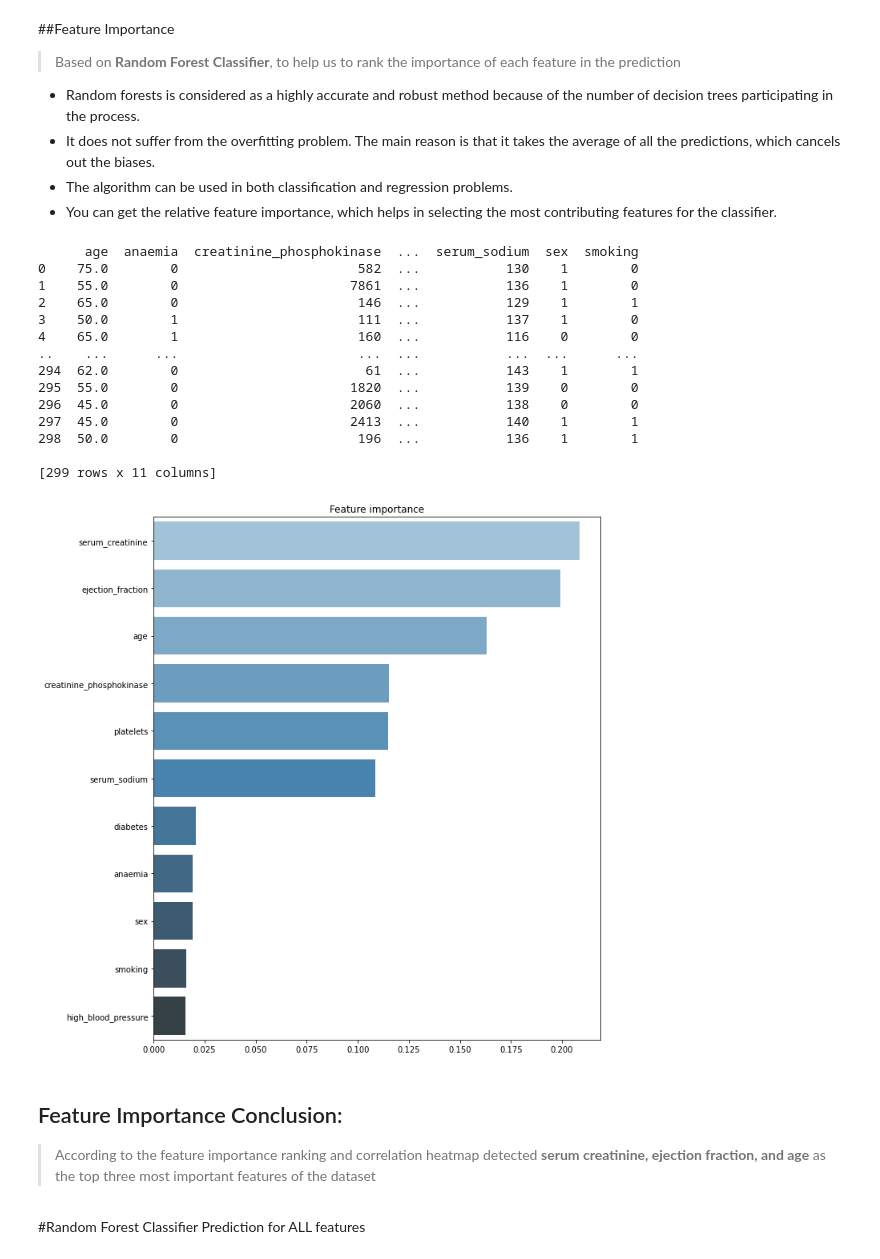
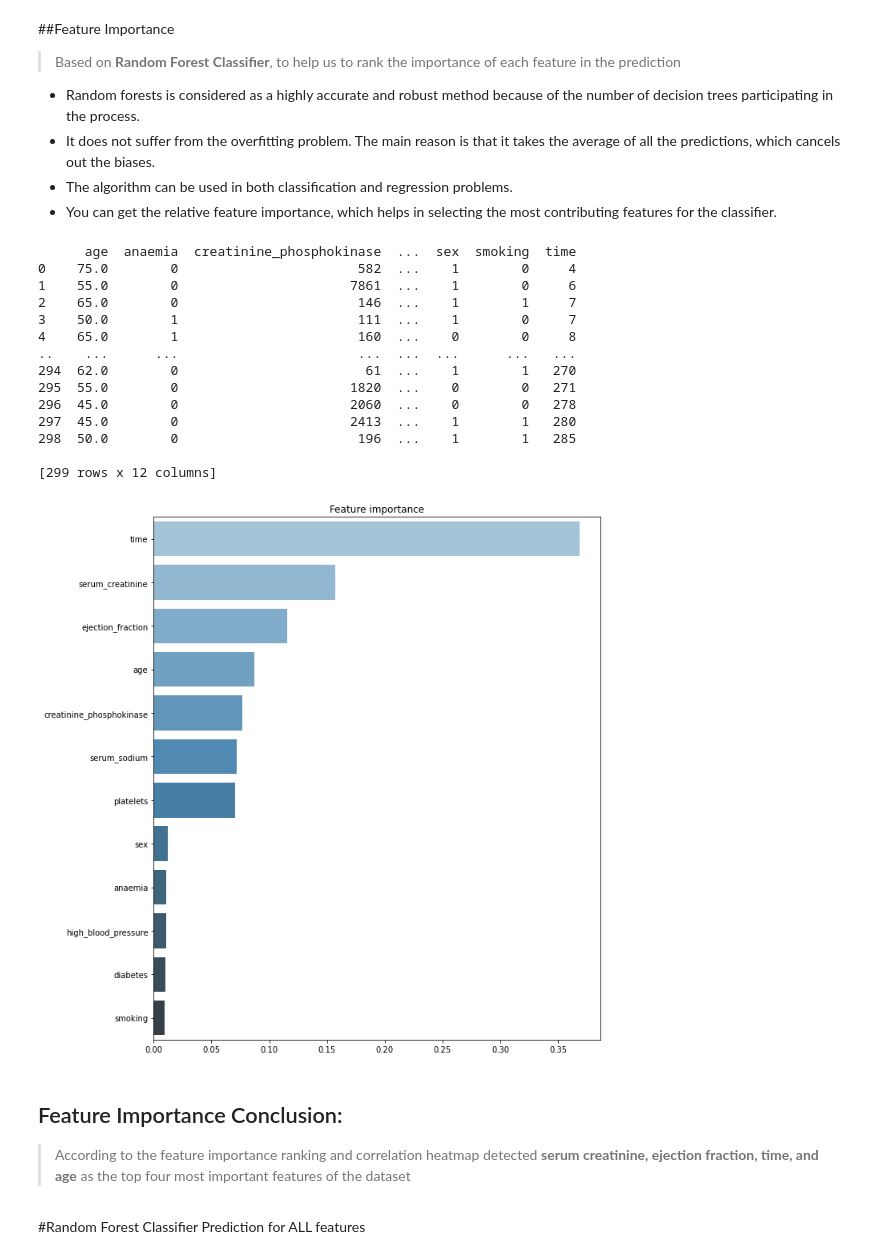
Before and after one commit to AntonioMoralCevallos/Predicting_Fatal_Heart_Failure-Project, a Jupyter notebook: Final_Deliverable_7b.ipynb, the cells around one changed output. Drawn from its saved outputs; the diff is of its cells as text; code cells hidden in the pictures.

```diff
--- a/Final_Deliverable_7b.ipynb
+++ b/Final_Deliverable_7b.ipynb
@@ -537,36 +456,36 @@ from sklearn.model_selection import train_test_split
 # %%
 params = {'random_state': 775, 'n_jobs': 4, 'n_estimators': 100, 'max_depth': 8}
 
-x = clinical.drop(['DEATH_EVENT','time'],axis=1)
+x = clinical.drop(['DEATH_EVENT'],axis=1)
 y = clinical['DEATH_EVENT']
 # Fit Random Forest Classifier
 clf = RandomForestClassifier(**params)
 clf = clf.fit(x, y)
 # Plot features importances
 imp = pd.Series(data=clf.feature_importances_, index=x.columns).sort_values(ascending=False)
 plt.figure(figsize=(10,12))
 plt.title("Feature importance")
 ax = sns.barplot(y=imp.index, x=imp.values, palette="Blues_d", orient='h')
 print(x)
 # %% [output]
-      age  anaemia  creatinine_phosphokinase  ...  serum_sodium  sex  smoking
-0    75.0        0                       582  ...           130    1        0
-1    55.0        0                      7861  ...           136    1        0
-2    65.0        0                       146  ...           129    1        1
-3    50.0        1                       111  ...           137    1        0
-4    65.0        1                       160  ...           116    0        0
-..    ...      ...                       ...  ...           ...  ...      ...
-294  62.0        0                        61  ...           143    1        1
-295  55.0        0                      1820  ...           139    0        0
-296  45.0        0                      2060  ...           138    0        0
-297  45.0        0                      2413  ...           140    1        1
-298  50.0        0                       196  ...           136    1        1
+      age  anaemia  creatinine_phosphokinase  ...  sex  smoking  time
+0    75.0        0                       582  ...    1        0     4
+1    55.0        0                      7861  ...    1        0     6
+2    65.0        0                       146  ...    1        1     7
+3    50.0        1                       111  ...    1        0     7
+4    65.0        1                       160  ...    0        0     8
+..    ...      ...                       ...  ...  ...      ...   ...
+294  62.0        0                        61  ...    1        1   270
+295  55.0        0                      1820  ...    0        0   271
+296  45.0        0                      2060  ...    0        0   278
+297  45.0        0                      2413  ...    1        1   280
+298  50.0        0                       196  ...    1        1   285
 
-[299 rows x 11 columns]
+[299 rows x 12 columns]
-[figure, old version]
+[figure, new version]
 # %% [markdown]
 ## Feature Importance Conclusion:
-> According to the feature importance ranking and correlation heatmap detected **serum creatinine, ejection fraction, and age** as the top three most important features of the dataset
+> According to the feature importance ranking and correlation heatmap detected **serum creatinine, ejection fraction, time, and age** as the top four most important features of the dataset
 # %% [markdown]
 #Random Forest Classifier Prediction for ALL features
 # %% [markdown]
```
Also changed, not shown: parts of 55 cells of this notebook.
